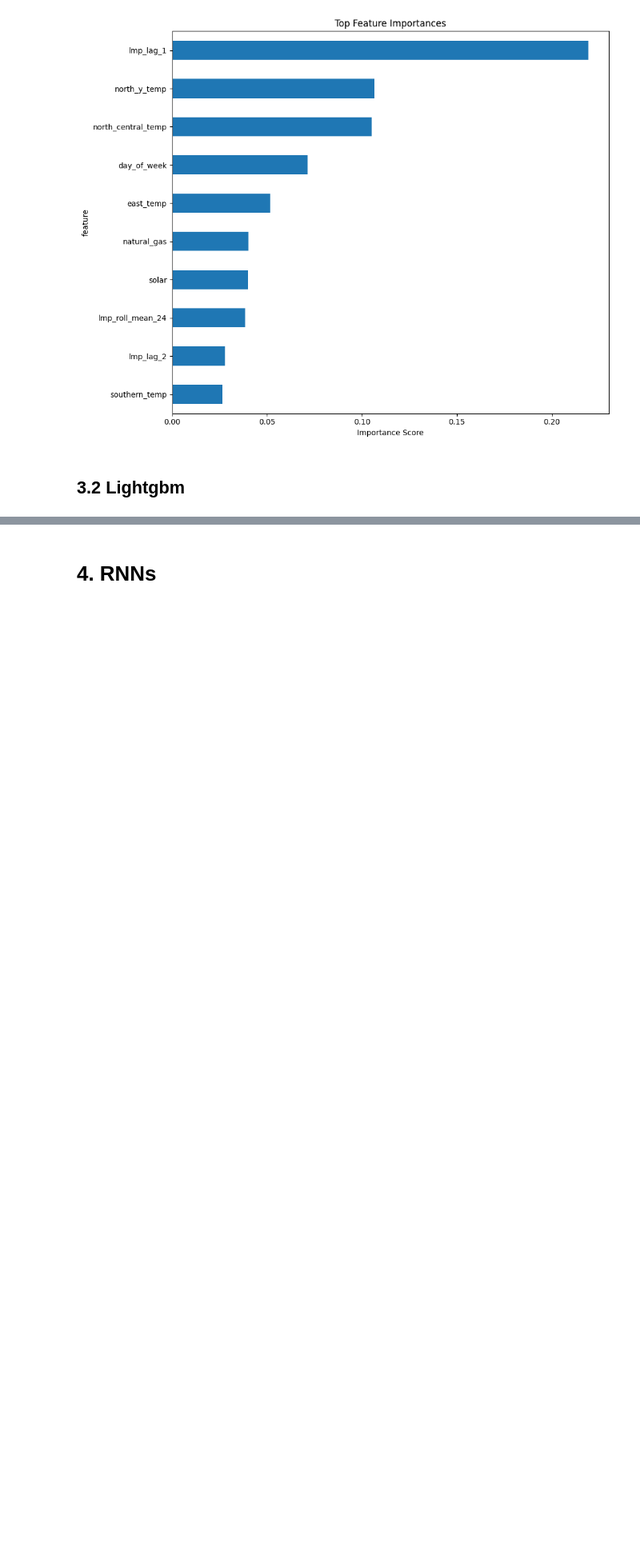
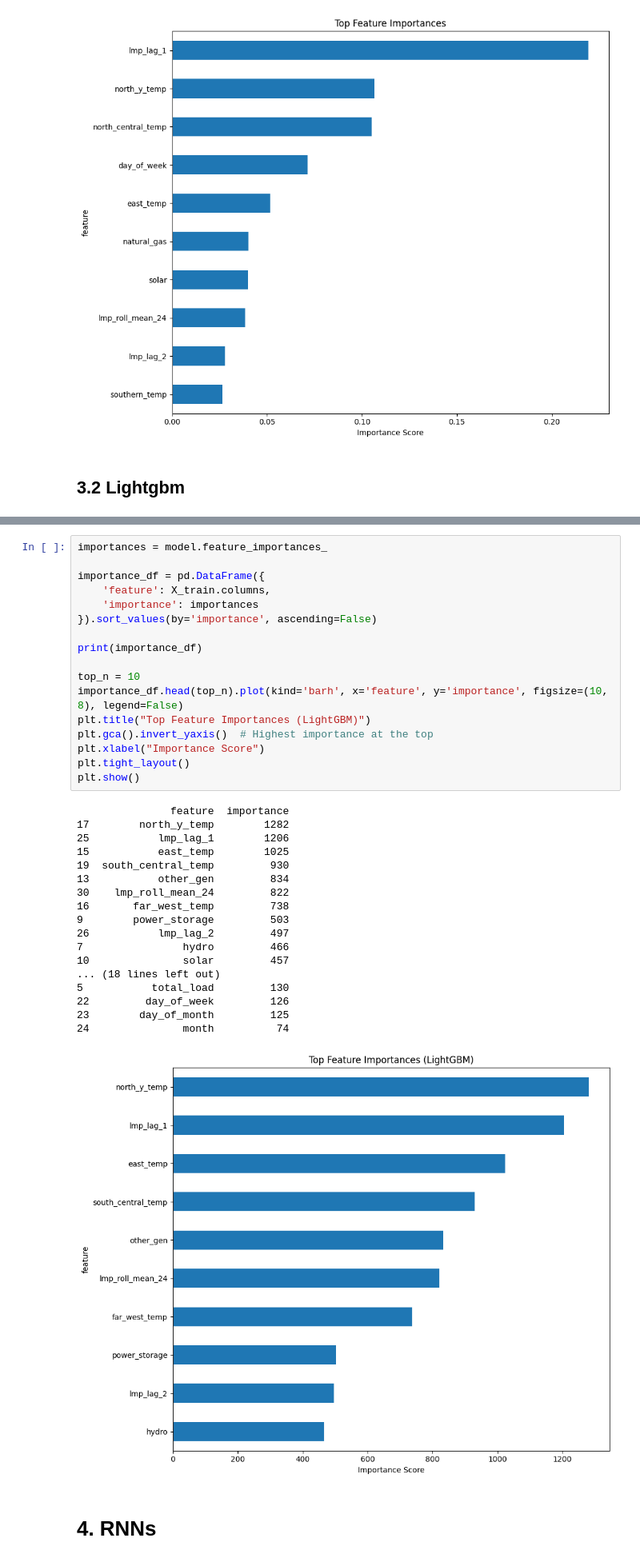
Before and after one commit to jessalynlc/IDS705_final_project, a Jupyter notebook: data_scrape.ipynb, the cells around one changed output, grey strips where cells are left out. Shown: that part at 80% size. Cells and saved outputs as stored; diff of their text form; blank space fills up the shorter version.

Commit message:
Added hourly feature importance for lightgbm.

```diff
--- a/data_scrape.ipynb
+++ b/data_scrape.ipynb
@@ -680,3 +683,39 @@ You can set `force_col_wise=true` to remove the overhead.
+# %%
+importances = model.feature_importances_
+
+importance_df = pd.DataFrame({
+    'feature': X_train.columns,
+    'importance': importances
+}).sort_values(by='importance', ascending=False)
+
+print(importance_df)
+
+top_n = 10
+importance_df.head(top_n).plot(kind='barh', x='feature', y='importance', figsize=(10, 8), legend=False)
+plt.title("Top Feature Importances (LightGBM)")
+plt.gca().invert_yaxis()  # Highest importance at the top
+plt.xlabel("Importance Score")
+plt.tight_layout()
+plt.show()
+# %% [output]
+               feature  importance
+17        north_y_temp        1282
+25           lmp_lag_1        1206
+15           east_temp        1025
+19  south_central_temp         930
+13           other_gen         834
+30    lmp_roll_mean_24         822
+16       far_west_temp         738
+9        power_storage         503
+26           lmp_lag_2         497
+7                hydro         466
+10               solar         457
+... (18 lines left out)
+5           total_load         130
+22         day_of_week         126
+23        day_of_month         125
+24               month          74
+[figure, added]
 # %% [markdown]
 # 4. RNNs
 # %% [markdown]
```
Also changed, not shown: parts of 3 cells of this notebook.
